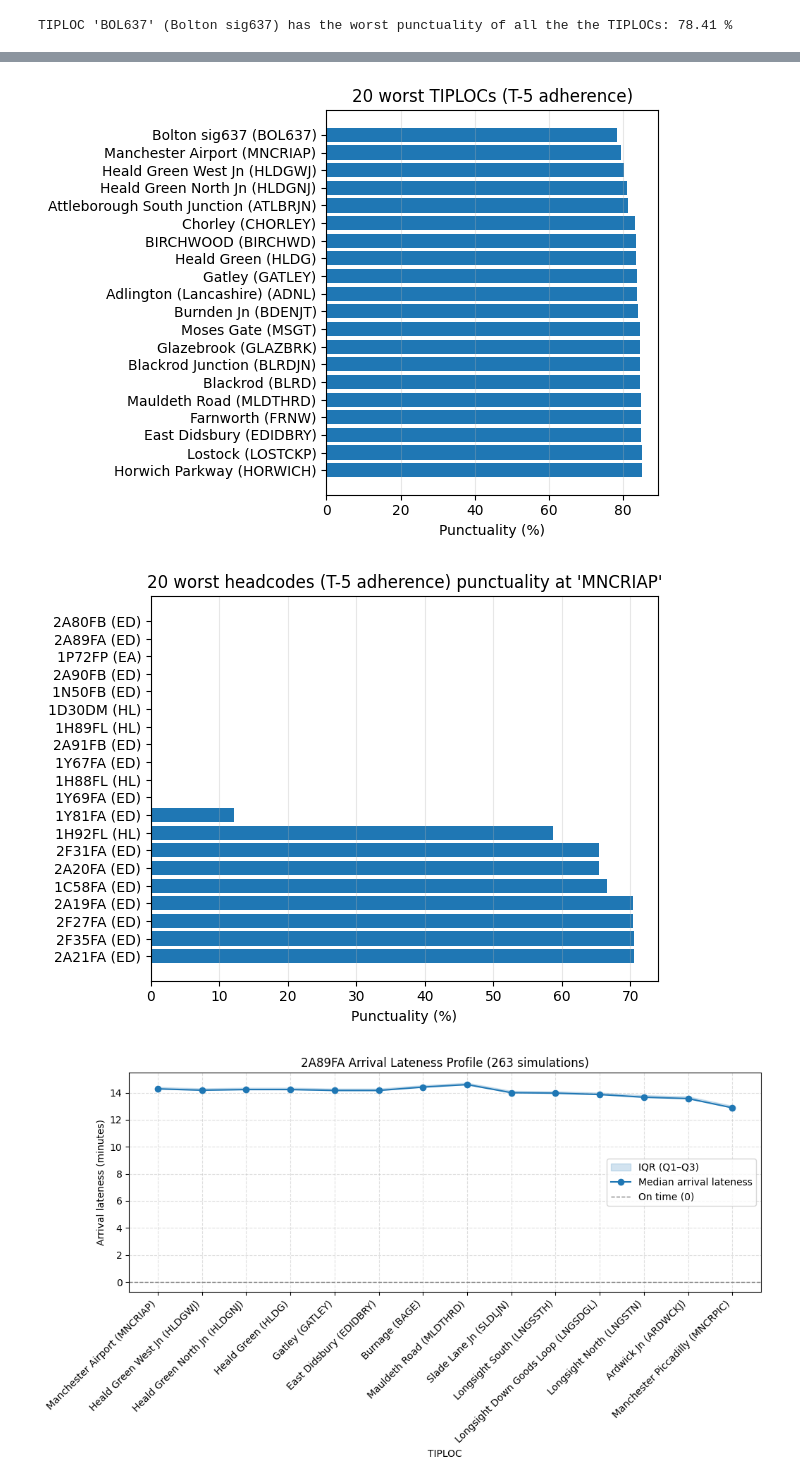
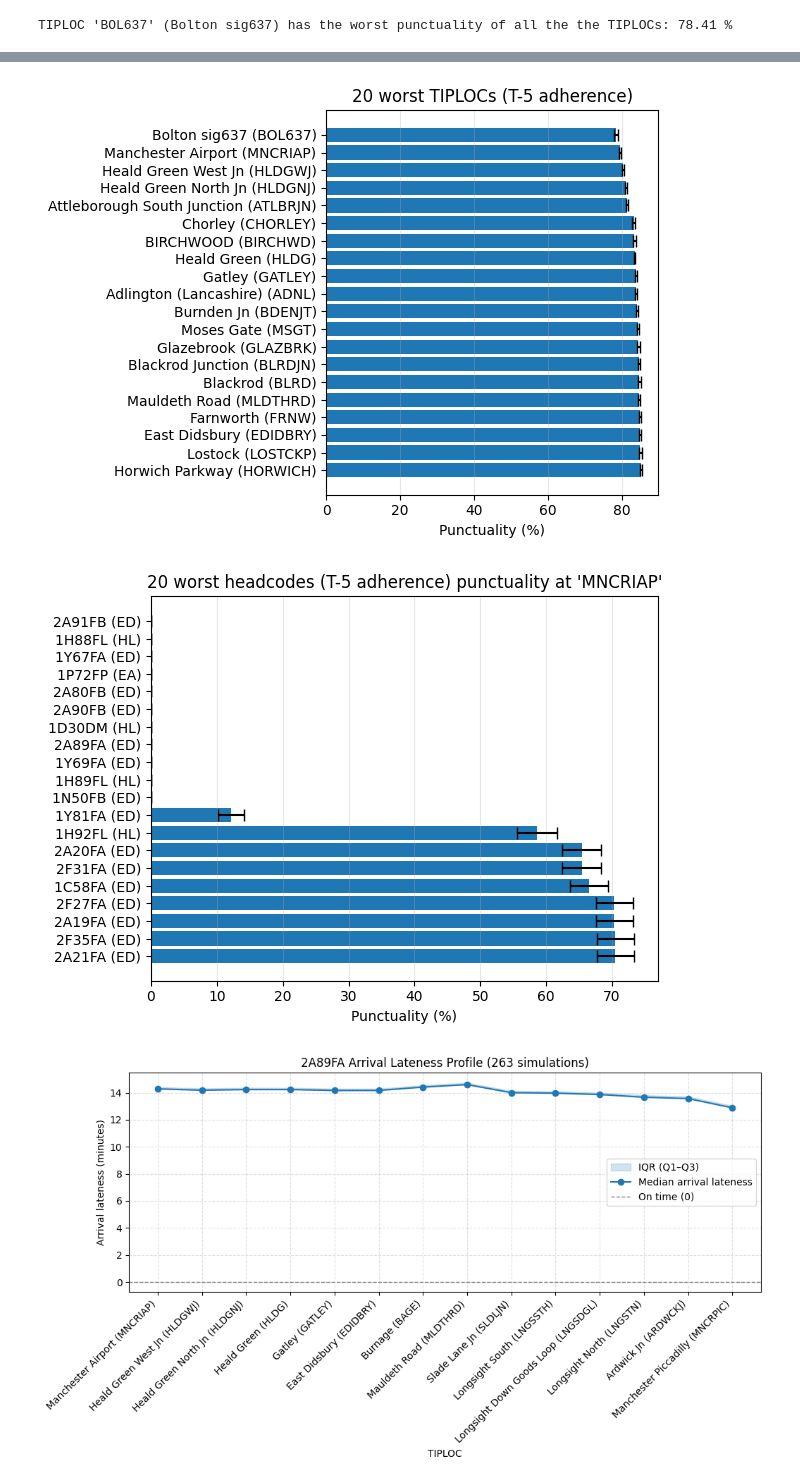
Before and after one commit to plasorak-nr/railsys-toolbox, a Jupyter notebook: examples/mia_analysis.ipynb, the cells around one changed output, grey strips where cells are left out. Cells and saved outputs as stored; diff of their text form; code cells hidden in the pictures.

```diff
--- a/examples/mia_analysis.ipynb
+++ b/examples/mia_analysis.ipynb
@@ -61,12 +64,13 @@ labels = [f'{n} ({t})' for n, t in zip(worst_n.get_column("Station name").to_lis
 
 # Display percentages
 values = [value * 100 for value in worst_n.get_column("punctuality").to_list()]
+uncertainties = [value * 100 for value in worst_n.get_column("punctuality_uncertainty").to_list()]
 
 y_pos = range(len(labels)) # [0,1,2,...19]
 fig, ax = plt.subplots()
 
 # create a horizontal bar plot. values are our percentages, and y_pos the index of the station
-ax.barh(list(y_pos), values)
+ax.barh(list(y_pos), values, xerr=uncertainties, capsize=4)
 ax.set_yticks(list(y_pos)) # One tick per station
 ax.set_yticklabels(labels) # give our bars a name
 ax.set_xlabel("Punctuality (%)")
@@ -75,7 +79,7 @@ ax.grid(axis="x", alpha=0.3)
 ax.invert_yaxis()  # worst at the top
 plt.tight_layout()
 # %% [output]
-[figure, old version]
+[figure, new version]
 # %%
 # All right, MNCRIAP isn't great, let's have a look at the trains there
 BAD_TIPLOC = 'MNCRIAP'
@@ -85,35 +89,36 @@ from rsys_toolbox.core import LocationSelector
 # Note, by default punctuality() will calculate a punctuality by station, you need to tell it what you want to breakdown by
 # In here, you could choose other things too, like the "Operator Code", "Service Code", "Origin TIPLOC", "Destination TIPLOC", "Train class"...
 train_punctuality_at_MNCRIAP = punctuality(
     data,
     tolerance=TOLERANCE,
     group_by=["Train name", "Operator Code"], # For now, we'll look at headcode/operator
     location_selector = LocationSelector(tiploc=BAD_TIPLOC) # I only want to see the arrivals at Manchester Airport
 ).sort("punctuality", descending=False)
 
 # Again, we'll plot the 20 worst trains
 worst_n = train_punctuality_at_MNCRIAP.head(20)
 
 # I want to display: "headcode (operator)"
 labels = [f'{h} ({o})' for h, o in zip(worst_n.get_column("Train name").to_list(), worst_n.get_column("Operator Code").to_list())]
 
 # Display percentages
 values = [value * 100 for value in worst_n.get_column("punctuality").to_list()]
+uncertainties = [value * 100 for value in worst_n.get_column("punctuality_uncertainty").to_list()]
 
 y_pos = range(len(labels)) # [0,1,2,...19]
 fig, ax = plt.subplots()
 
 # create a horizontal bar plot. values are our percentages, and y_pos the index of the station
-ax.barh(list(y_pos), values)
+ax.barh(list(y_pos), values, xerr=uncertainties, capsize=4)
 ax.set_yticks(list(y_pos)) # One tick per station
 ax.set_yticklabels(labels) # give our bars a name
 ax.set_xlabel("Punctuality (%)")
 ax.set_title(f"20 worst headcodes (T-5 adherence) punctuality at {BAD_TIPLOC!r}")
 ax.grid(axis="x", alpha=0.3)
 ax.invert_yaxis()  # worst at the top
 plt.tight_layout()
 # %% [output]
-[figure, old version]
+[figure, new version]
 # %%
 # All right, 2A89FA is bad let's drill down
 BAD_HEADCODE = "2A89FA"
```
Also changed, not shown: parts of 3 cells of this notebook.
